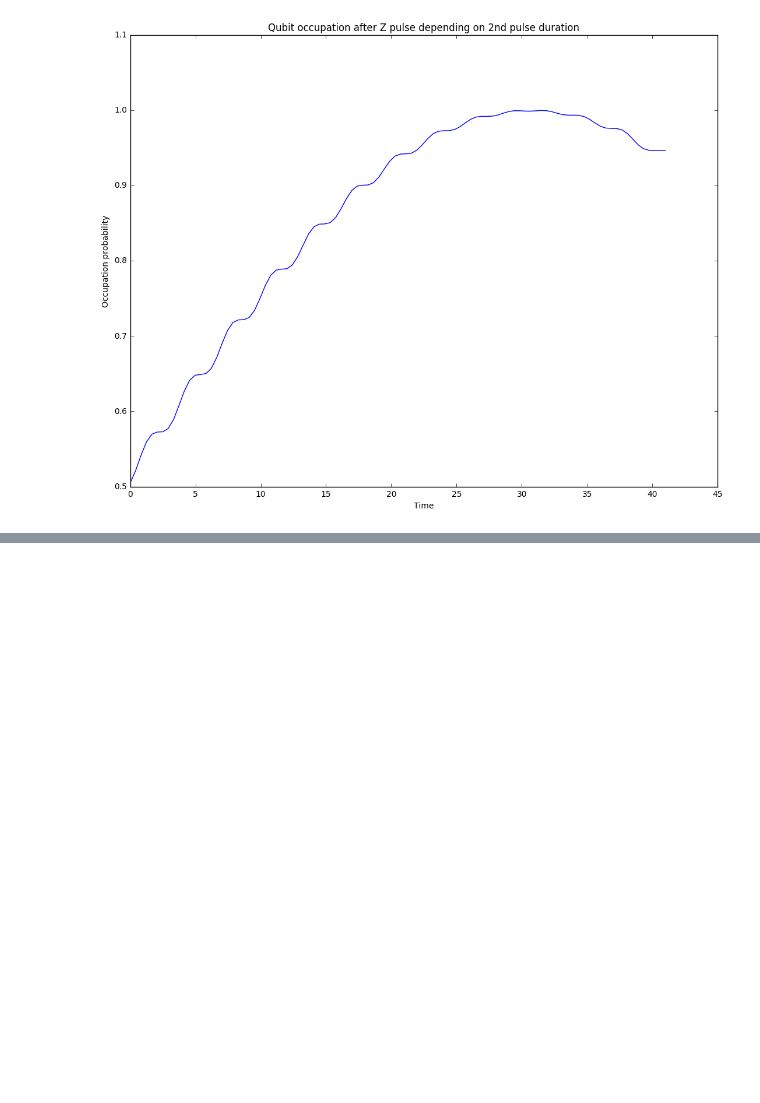
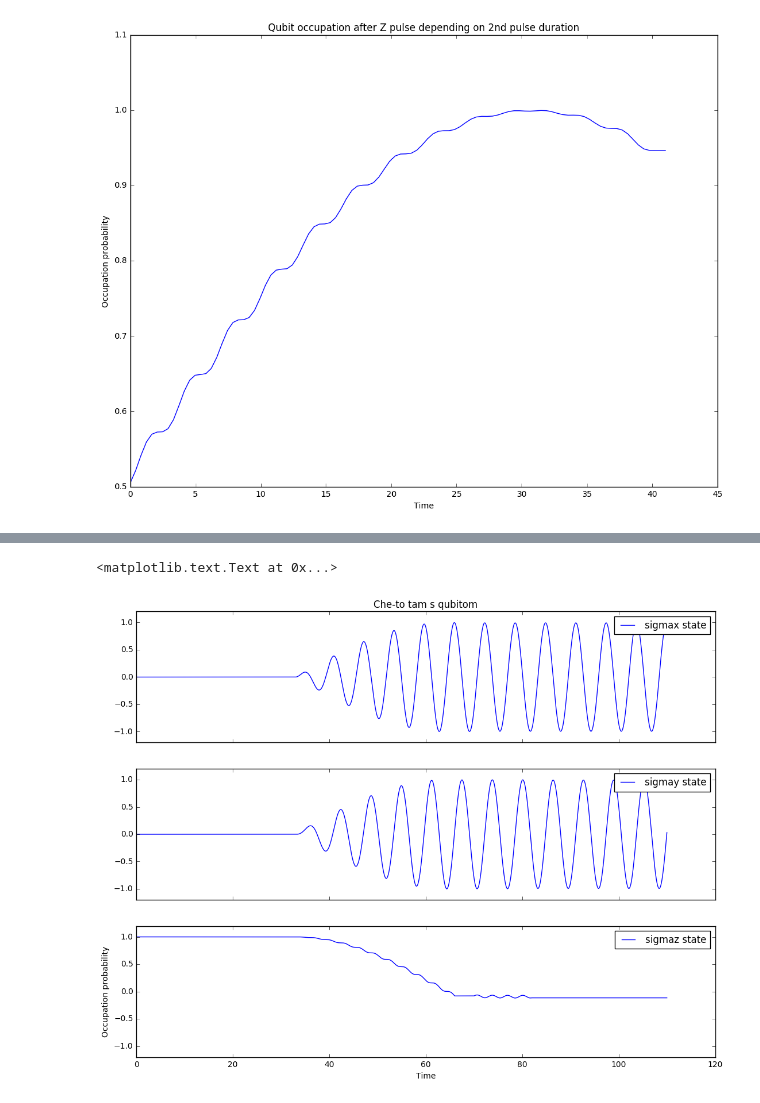
Before and after one commit to safoex/qubitlab, a Jupyter notebook: python/qutip/pulses 2d.ipynb, the cells around one changed output, grey strips where cells are left out. Drawn from its saved outputs; the diff is of its cells as text; code cells hidden in the pictures; blank space fills up the shorter version.

Commit message:
XY pulses

```diff
--- a/python/qutip/pulses 2d.ipynb
+++ b/python/qutip/pulses 2d.ipynb
@@ -156,0 +157,6 @@ print(output.expect[1][-1])
+# %%
+
+expected = [sigmax(),sigmay(),sigmaz()]
+psi0 = basis(2,0)
+output = solve(expected)
+type(output.expect[1])
@@ -156,0 +175,15 @@ print(output.expect[1][-1])
+# %%
+fig, axes = plt.subplots(3,1, figsize=(13,10), sharex=True)
+axes[0].set_title('Che-to tam s qubitom');
+labels = ['sigmax','sigmay','sigmaz']
+for idx, ax in enumerate(axes):
+    ax.plot(tlist, output.expect[idx], label=labels[idx] + " state")
+    #ax.plot(tlist, oldoutput.expect[1+idx], label="Transmon %i state"%idx)
+    #ax.plot(tlist, 0.2+ 0.1*time_c_func(a=a,b=b,st=st,t=tlist,w=Eq,phase1=phase1,phase2=phase2,a2=a2,b2=b2),label="pulse (not exact)")
+    ax.set_ylim(-1.2,1.2)
+    ax.legend()
+ax.set_xlabel('Time')
+ax.set_ylabel('Occupation probability')
+# %% [output]
+<matplotlib.text.Text at 0x...>
+[figure, added]
```
Also changed, not shown: parts of 4 cells of this notebook, 2 other files.
